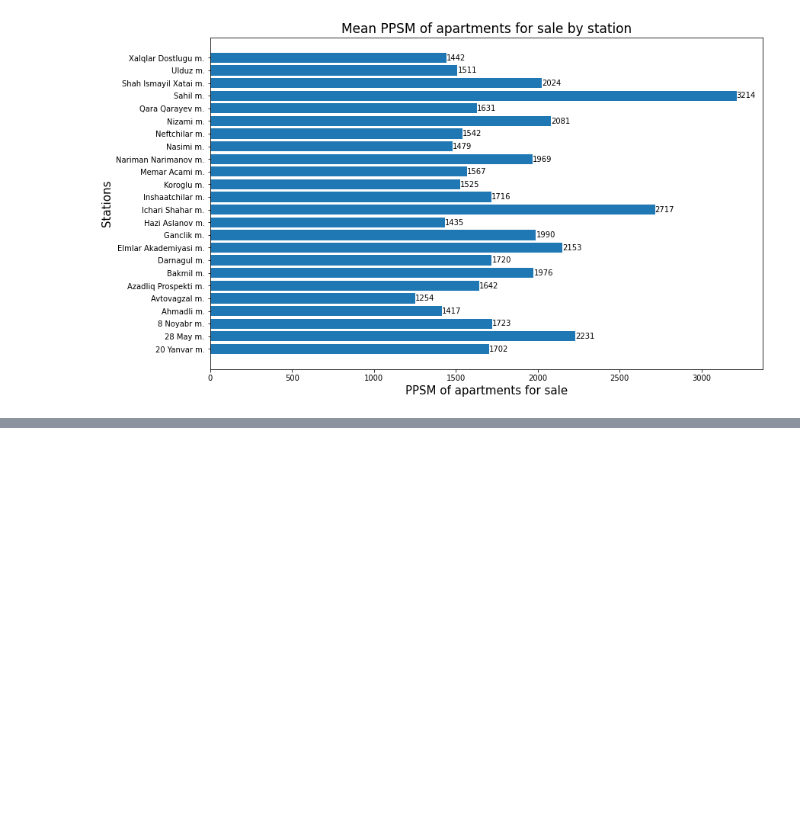
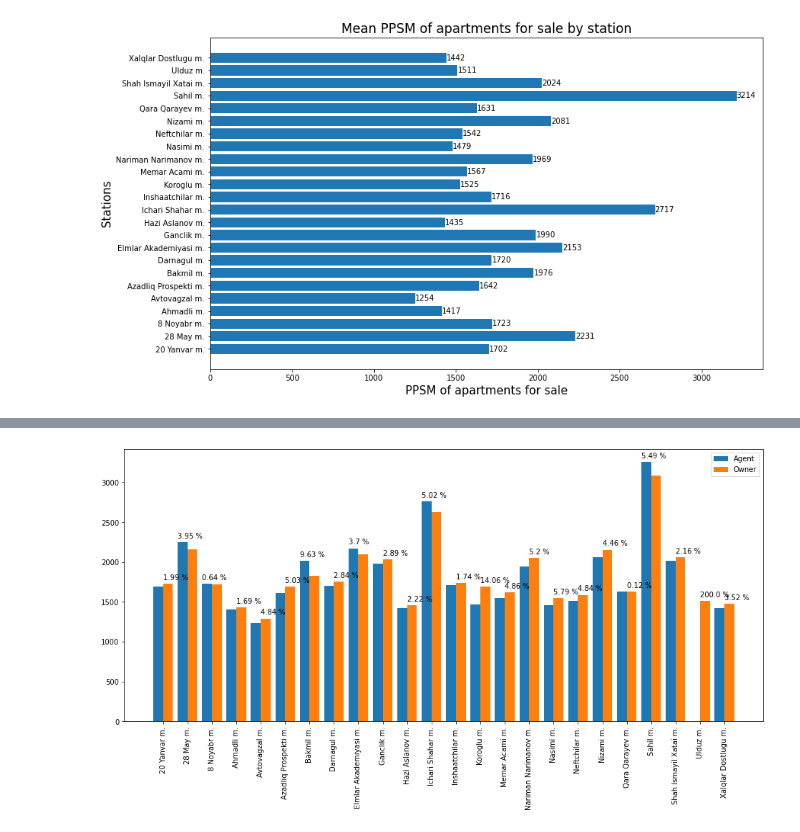
Before and after one commit to hexelot/ApartmentsAnalysis, a Jupyter notebook: analysing.ipynb, the cells around one changed output, grey strips where cells are left out. Cells and saved outputs as stored; diff of their text form; code cells hidden in the pictures; blank space fills up the shorter version.

```diff
--- a/analysing.ipynb
+++ b/analysing.ipynb
@@ -142,0 +156,46 @@ plt.show()
+# %%
+seller_types_by_station = df.groupby(['Seller', 'Station'])['PPSM'].mean().astype(int)
+
+agent = dict(seller_types_by_station['Agentlik'])
+owner = dict(seller_types_by_station['Owner'])
+
+def filldict(list_of_dicts):
+    fulllist = df['Station'].dropna().unique()
+    for key in fulllist:
+        for idict in list_of_dicts:
+            if key not in list(idict.keys()):
+                idict[key] = 0
+    return list_of_dicts
+
+filldict([agent, owner]);
+# %%
+ax, ay = zip(*sorted(agent.items()))
+ox, oy = zip(*sorted(owner.items()))
+
+x = np.arange(len(df['Station'].dropna().unique()))
+width = 0.4
+
+plt.figure(figsize=(16,7))
+bar1 = plt.bar(x-0.2, ay, width, label="Agent")
+bar2 = plt.bar(x+0.2, oy, width, label="Owner")
+
+for b1, b2 in zip(bar1, bar2):
+    h1, h2 = b1.get_height(), b2.get_height()
+    persentage = round(abs(h1-h2) / np.mean([h1, h2]) * 100, 2)
+    if h1 > h2:
+        w = b1.get_width()
+        x0, y0 = b1.xy
+        x, y = x0,y0+h1
+        plt.annotate(f'{persentage} %', (x, y+50))
+    else:
+        w = b2.get_width()
+        x0, y0 = b2.xy
+        x, y = x0,y0+h2
+        plt.annotate(f'{persentage} %', (x, y+50))
+
+plt.xticks(x, ax, rotation="vertical")
+plt.legend()
+
+plt.show()
+# %% [output]
+[figure, added]
```
Also changed, not shown: parts of 13 cells of this notebook.
